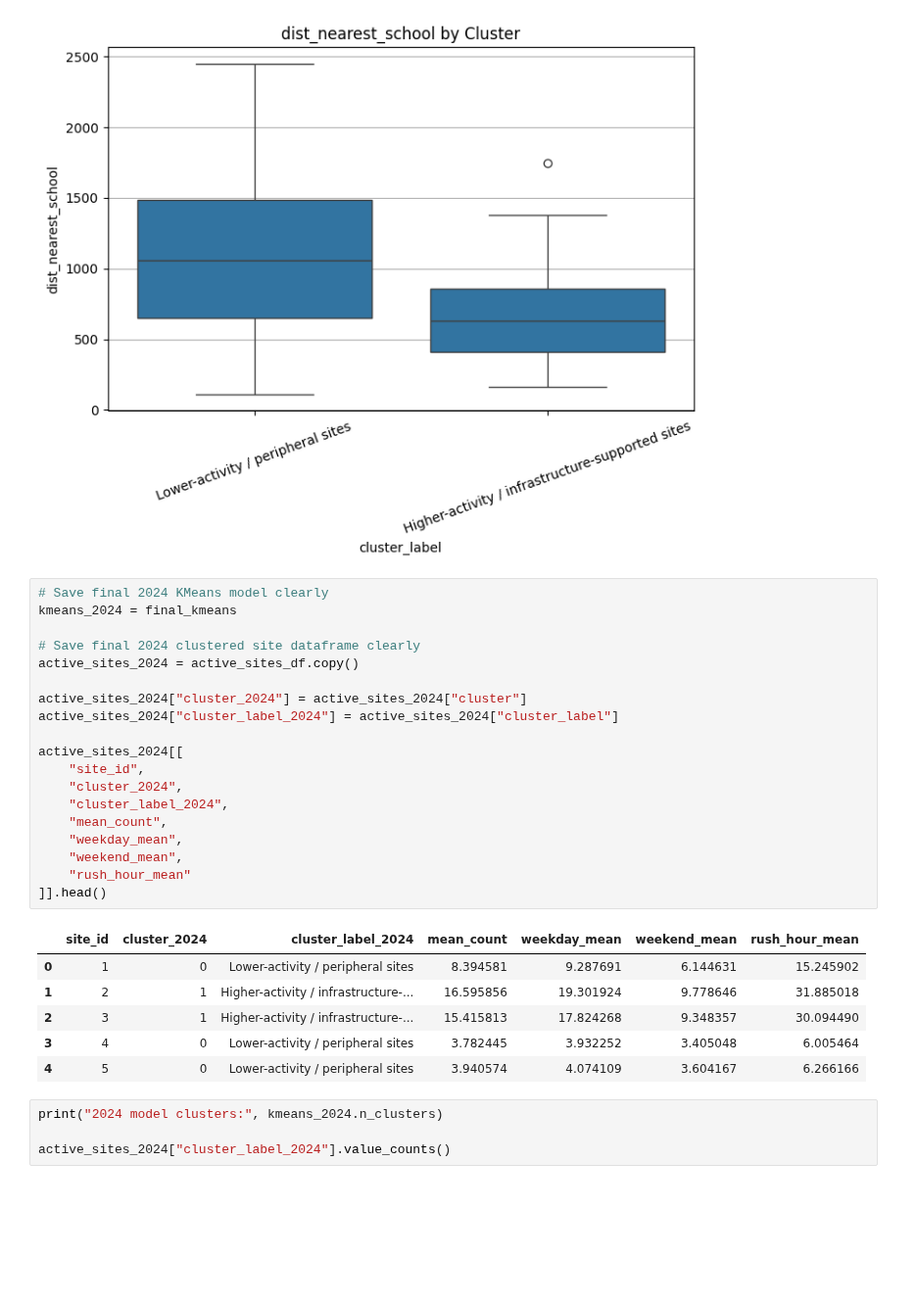
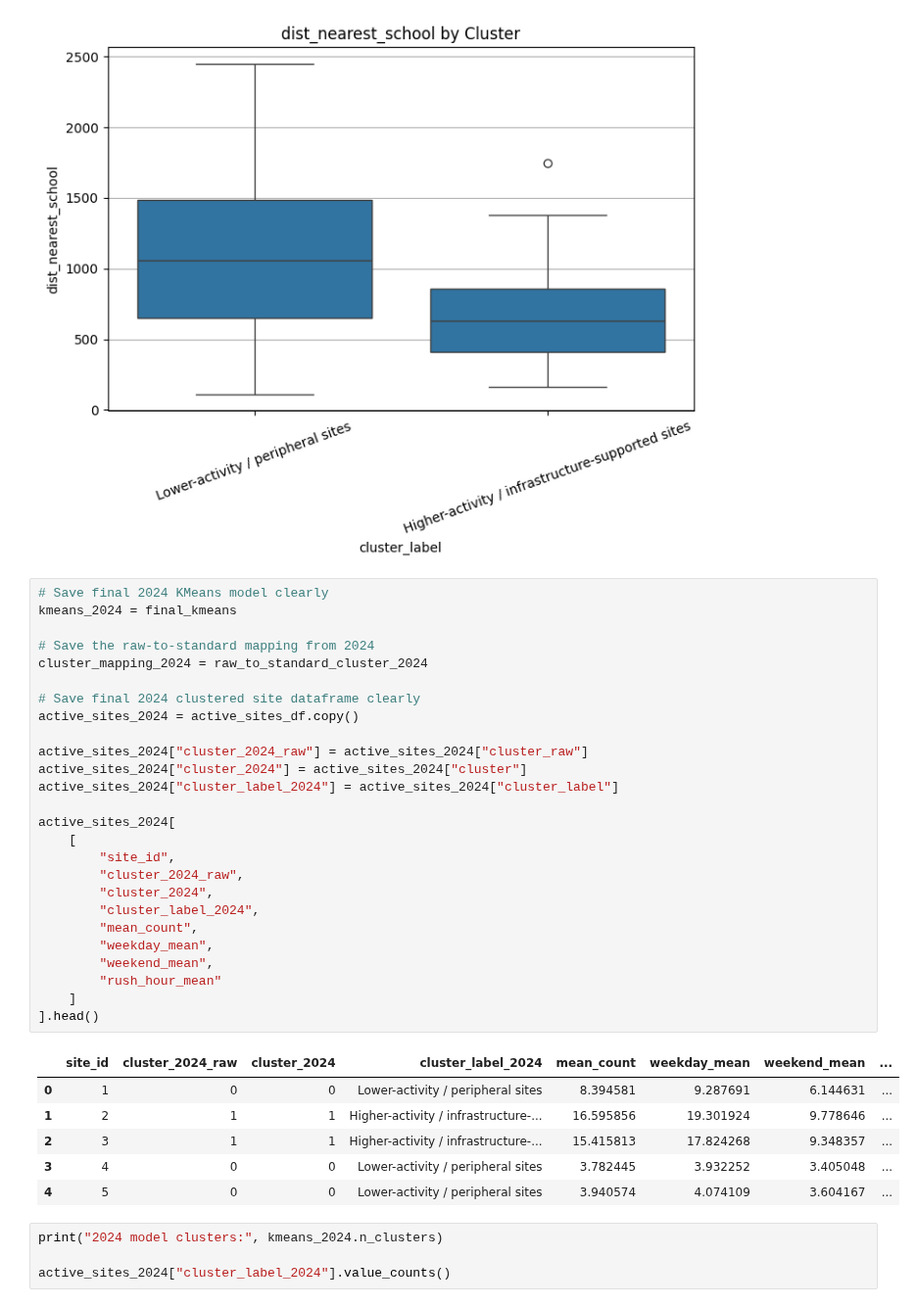
Before and after one commit to ZelalAldag/MDA_Project, a Jupyter notebook: clustering_2024_u.ipynb, the cells around one changed output. Shown at 98% size. Saved outputs shown, nothing was run; the diff lists cells and outputs as text; blank space fills up the shorter version.

```diff
--- a/clustering_2024_u.ipynb
+++ b/clustering_2024_u.ipynb
@@ -703,29 +763,36 @@ for feature in infra_features:
 # %%
 # Save final 2024 KMeans model clearly
 kmeans_2024 = final_kmeans
 
+# Save the raw-to-standard mapping from 2024
+cluster_mapping_2024 = raw_to_standard_cluster_2024
+
 # Save final 2024 clustered site dataframe clearly
 active_sites_2024 = active_sites_df.copy()
 
+active_sites_2024["cluster_2024_raw"] = active_sites_2024["cluster_raw"]
 active_sites_2024["cluster_2024"] = active_sites_2024["cluster"]
 active_sites_2024["cluster_label_2024"] = active_sites_2024["cluster_label"]
 
-active_sites_2024[[
-    "site_id",
-    "cluster_2024",
-    "cluster_label_2024",
-    "mean_count",
-    "weekday_mean",
-    "weekend_mean",
-    "rush_hour_mean"
-]].head()
+active_sites_2024[
+    [
+        "site_id",
+        "cluster_2024_raw",
+        "cluster_2024",
+        "cluster_label_2024",
+        "mean_count",
+        "weekday_mean",
+        "weekend_mean",
+        "rush_hour_mean"
+    ]
+].head()
 # %% [output]
-|  | site_id | cluster_2024 | cluster_label_2024 | mean_count | weekday_mean | weekend_mean | rush_hour_mean |
-| 0 | 1 | 0 | Lower-activity / peripheral sites | 8.394581 | 9.287691 | 6.144631 | 15.245902 |
-| 1 | 2 | 1 | Higher-activity / infrastructure-... | 16.595856 | 19.301924 | 9.778646 | 31.885018 |
-| 2 | 3 | 1 | Higher-activity / infrastructure-... | 15.415813 | 17.824268 | 9.348357 | 30.094490 |
-| 3 | 4 | 0 | Lower-activity / peripheral sites | 3.782445 | 3.932252 | 3.405048 | 6.005464 |
-| 4 | 5 | 0 | Lower-activity / peripheral sites | 3.940574 | 4.074109 | 3.604167 | 6.266166 |
+|  | site_id | cluster_2024_raw | cluster_2024 | cluster_label_2024 | mean_count | weekday_mean | weekend_mean | ... |
+| 0 | 1 | 0 | 0 | Lower-activity / peripheral sites | 8.394581 | 9.287691 | 6.144631 | ... |
+| 1 | 2 | 1 | 1 | Higher-activity / infrastructure-... | 16.595856 | 19.301924 | 9.778646 | ... |
+| 2 | 3 | 1 | 1 | Higher-activity / infrastructure-... | 15.415813 | 17.824268 | 9.348357 | ... |
+| 3 | 4 | 0 | 0 | Lower-activity / peripheral sites | 3.782445 | 3.932252 | 3.405048 | ... |
+| 4 | 5 | 0 | 0 | Lower-activity / peripheral sites | 3.940574 | 4.074109 | 3.604167 | ... |
 # %%
 print("2024 model clusters:", kmeans_2024.n_clusters)
 
```
Also changed, not shown: parts of 19 cells of this notebook.
